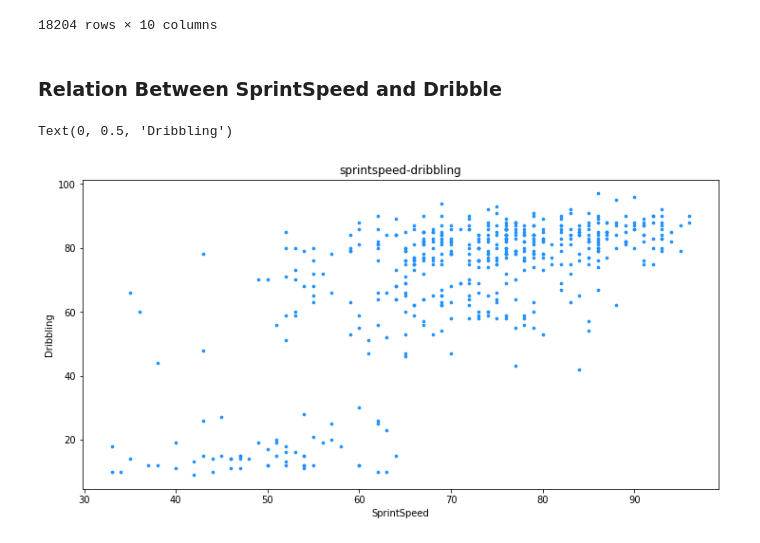
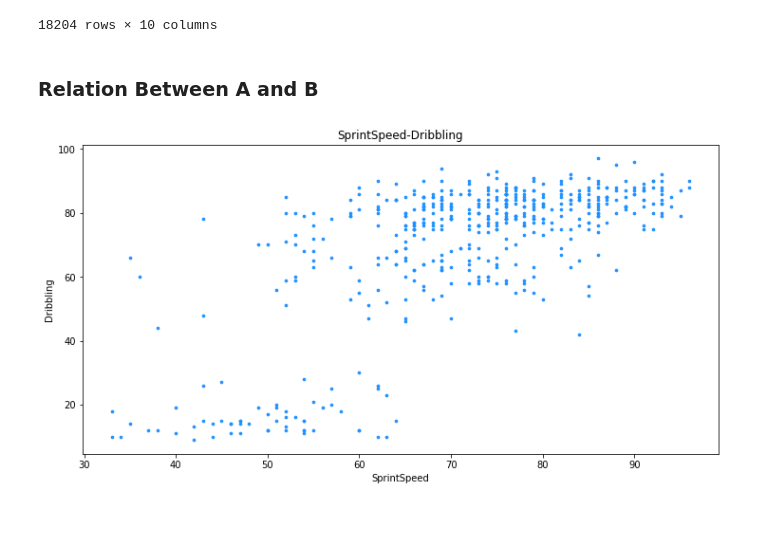
Before and after one commit to reyllama/toy_datascience, a Jupyter notebook: fifa19/EDA01.ipynb, the cells around one changed output. Cells and saved outputs as stored; diff of their text form; code cells hidden in the pictures.

```diff
--- a/fifa19/EDA01.ipynb
+++ b/fifa19/EDA01.ipynb
@@ -340,13 +340,15 @@ def bar_stats(df, player):
     ax.yaxis.set_units(inch)
     ax.autoscale_view()
 # %% [markdown]
-### Relation Between SprintSpeed and Dribble
+### Relation Between A and B
-# %%
-plt.figure(figsize=(12,6))
-plt.scatter(rob_df['SprintSpeed'][:500], rob_df['Dribbling'][:500], c='dodgerblue', s=7)
-plt.title("sprintspeed-dribbling")
-plt.xlabel("SprintSpeed")
-plt.ylabel("Dribbling")
-# %% [output]
-Text(0, 0.5, 'Dribbling')
-[figure, removed]
+# %%
+def scatter_rel(df=rob_df, feature_one='SprintSpeed', feature_two='Dribbling', top_n=500, color='dodgerblue'):
+    plt.figure(figsize=(12,6))
+    plt.scatter(df[feature_one][:top_n], df[feature_two][:top_n], c=color, s=7)
+    plt.title("{0}-{1}".format(feature_one, feature_two))
+    plt.xlabel("{}".format(feature_one))
+    plt.ylabel("{}".format(feature_two))
+# %%
+scatter_rel()
+# %% [output]
+[figure, added]
```
Also changed, not shown: parts of 19 cells of this notebook, 13 other files.
